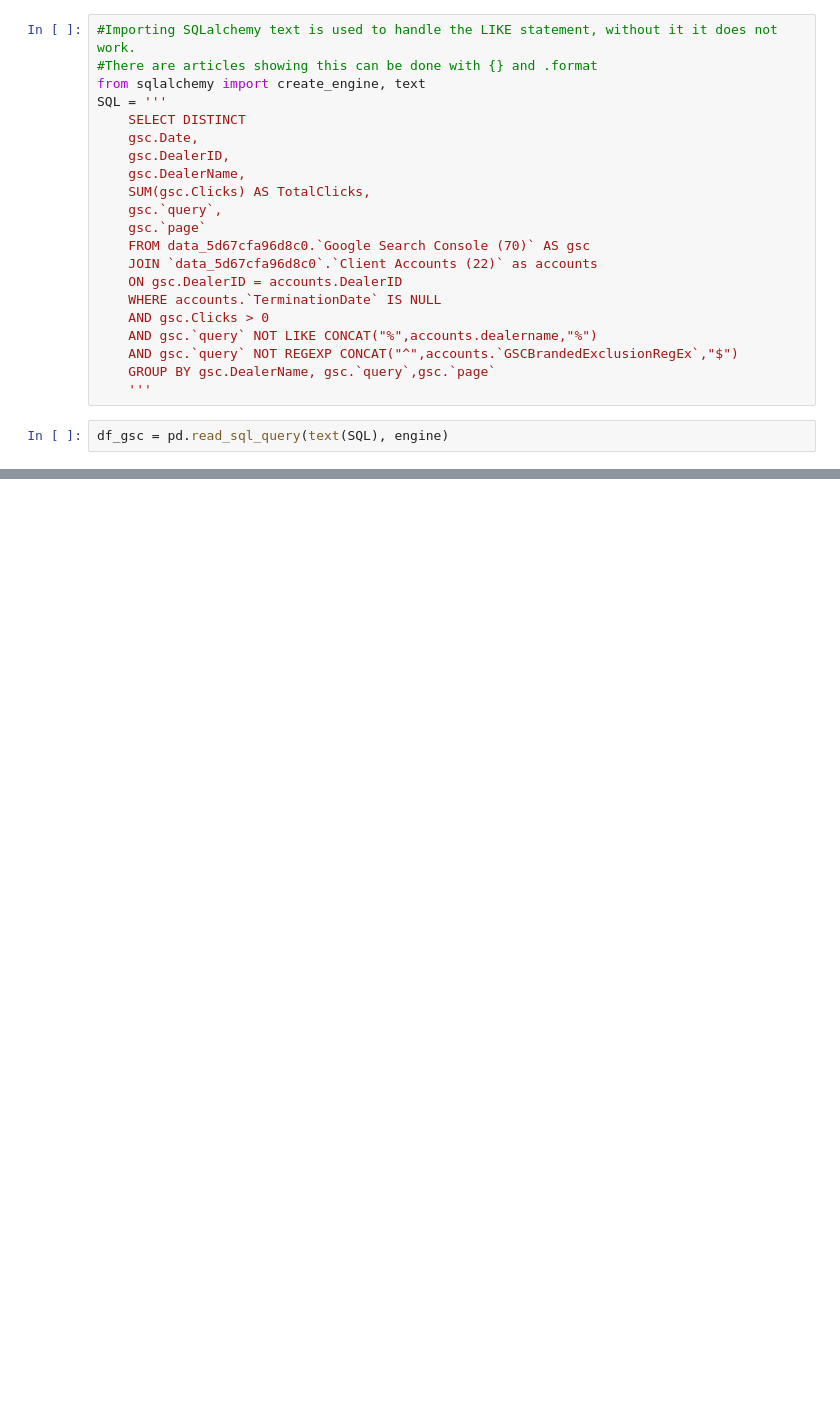
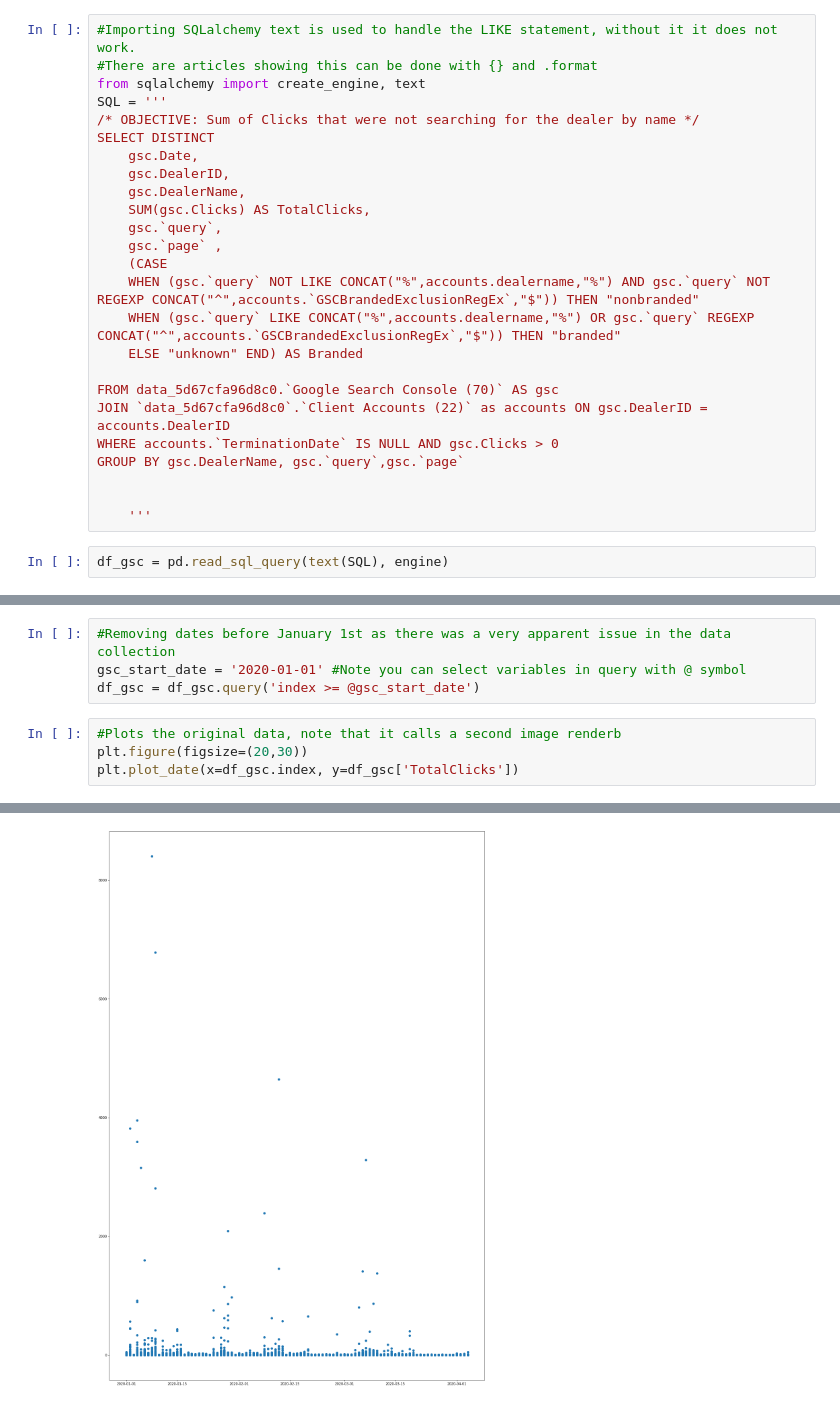
Before and after one commit to GarrettMarkScott/DW3D_DailyBenchmarks, a Jupyter notebook: Average Amount of Sessions.ipynb, the cells around one changed output, grey strips where cells are left out. Cells and saved outputs as stored; diff of their text form; blank space fills up the shorter version.

```diff
--- a/Average Amount of Sessions.ipynb
+++ b/Average Amount of Sessions.ipynb
@@ -157,21 +153,25 @@ email_conn.quit()
 #There are articles showing this can be done with {} and .format
 from sqlalchemy import create_engine, text
 SQL = '''
-    SELECT DISTINCT
+/* OBJECTIVE: Sum of Clicks that were not searching for the dealer by name */
+SELECT DISTINCT
     gsc.Date,
     gsc.DealerID,
     gsc.DealerName,
     SUM(gsc.Clicks) AS TotalClicks,
     gsc.`query`,
-    gsc.`page`
-    FROM data_5d67cfa96d8c0.`Google Search Console (70)` AS gsc
-    JOIN `data_5d67cfa96d8c0`.`Client Accounts (22)` as accounts
-    ON gsc.DealerID = accounts.DealerID
-    WHERE accounts.`TerminationDate` IS NULL
-    AND gsc.Clicks > 0
-    AND gsc.`query` NOT LIKE CONCAT("%",accounts.dealername,"%")
-    AND gsc.`query` NOT REGEXP CONCAT("^",accounts.`GSCBrandedExclusionRegEx`,"$")
-    GROUP BY gsc.DealerName, gsc.`query`,gsc.`page`
+    gsc.`page` ,
+    (CASE
+    WHEN (gsc.`query` NOT LIKE CONCAT("%",accounts.dealername,"%") AND gsc.`query` NOT REGEXP CONCAT("^",accounts.`GSCBrandedExclusionRegEx`,"$")) THEN "nonbranded"
+    WHEN (gsc.`query` LIKE CONCAT("%",accounts.dealername,"%") OR gsc.`query` REGEXP CONCAT("^",accounts.`GSCBrandedExclusionRegEx`,"$")) THEN "branded"
+    ELSE "unknown" END) AS Branded
+
+FROM data_5d67cfa96d8c0.`Google Search Console (70)` AS gsc
+JOIN `data_5d67cfa96d8c0`.`Client Accounts (22)` as accounts ON gsc.DealerID = accounts.DealerID
+WHERE accounts.`TerminationDate` IS NULL AND gsc.Clicks > 0
+GROUP BY gsc.DealerName, gsc.`query`,gsc.`page`
+
+
     '''
 # %%
 df_gsc = pd.read_sql_query(text(SQL), engine)
@@ -225,0 +198,9 @@ weekly_totals
+# %%
+#Removing dates before January 1st as there was a very apparent issue in the data collection
+gsc_start_date = '2020-01-01' #Note you can select variables in query with @ symbol
+df_gsc = df_gsc.query('index >= @gsc_start_date')
+# %%
+#Plots the original data, note that it calls a second image renderb
+plt.figure(figsize=(20,30))
+plt.plot_date(x=df_gsc.index, y=df_gsc['TotalClicks'])
+# %% [output]
@@ -225,0 +208 @@ weekly_totals
+[figure, added]
```
Also changed, not shown: parts of 14 cells of this notebook, 1 other file.
